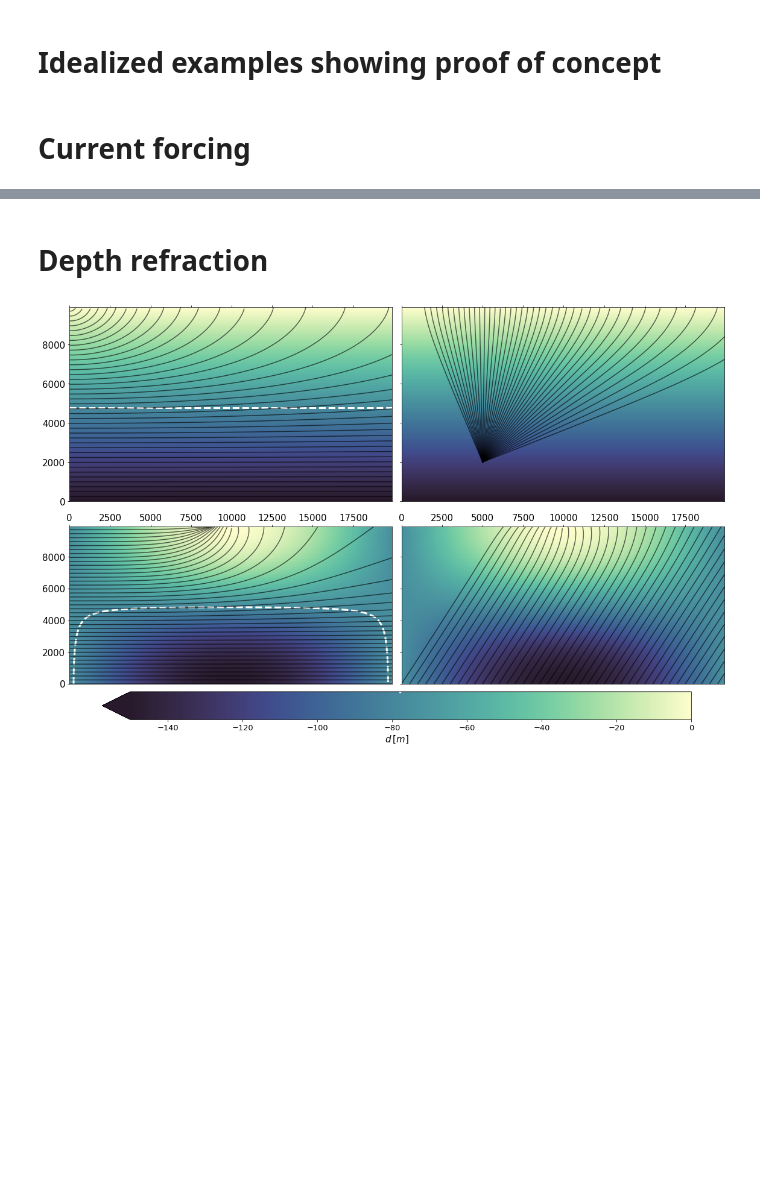
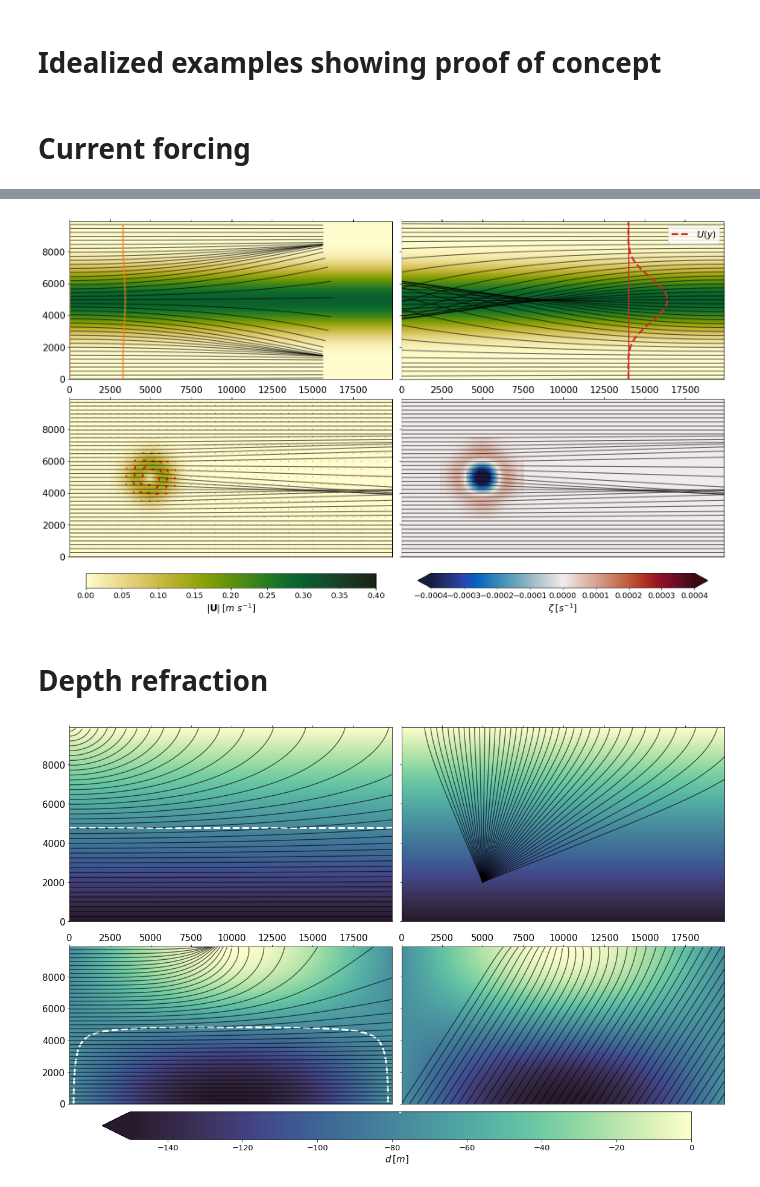
Before and after one commit to hevgyrt/ocean_wave_tracing, a Jupyter notebook: notebooks/idealized_examples.ipynb, the cells around one changed output, grey strips where cells are left out. Drawn from its saved outputs; the diff is of its cells as text; code cells hidden in the pictures; blank space fills up the shorter version.

```diff
--- a/notebooks/idealized_examples.ipynb
+++ b/notebooks/idealized_examples.ipynb
@@ -121,0 +152,13 @@ fig.savefig('current_refraction_examples.png',dpi=170)
+# %%
+# backward object:
+wt_bw = Wave_tracing(-ncin.U_jet[:,:], -ncin.V_zero[idt0,:,:], nx, ny, nt,T,dx,dy,nb_wave_rays=nb_wave_rays,
+                     domain_X0=X0, domain_XN=XN,
+                     domain_Y0=Y0, domain_YN=YN,
+                     )
+wt_bw.set_initial_condition( wave_period,
+                            theta0=(dsf.ray_theta[:,-1]+np.pi).values,
+                            ipx=dsf.ray_x[:,-1].values,
+                            ipy=dsf.ray_y[:,-1].values,
+                             )
+wt_bw.solve()
+ds_bw=wt_bw.to_ds()
@@ -122,3 +172,56 @@ fig.savefig('current_refraction_examples.png',dpi=170)
+# %%
+fig,ax = plt.subplots(nrows=2,ncols=2,sharex=True,sharey=True,figsize=(16,10),
+                      )
+
+cases = [ds_bw, ds_jet_right, wt_eddy, wt_eddy]
+s_max = .4
+
+pc=ax[0,0].pcolormesh(wt_jet.x,wt_jet.y,wt_jet.U[0,:,:],shading='auto',cmap=cmocean.cm.speed,vmin=0,vmax=s_max)
+
+ax[0,1].pcolormesh(wt_jet.x,wt_jet.y,wt_jet.U[0,:,:],shading='auto',cmap=cmocean.cm.speed,vmin=0,vmax=s_max)
+
+
+
+ax[1,0].pcolormesh(wt_eddy.x,wt_eddy.y,ncin.speed[idt0,:,:],shading='auto',cmap=cmocean.cm.speed,
+                   vmin=0,vmax=s_max)
+
+q_step = 5
+qu=ax[1,0].quiver(wt_eddy.x[::q_step],wt_eddy.y[::q_step],
+                  wt_eddy.U[0,::q_step,::q_step],wt_eddy.V[0,::q_step,::q_step],
+                  color='r', scale=8)
+
+pc2=ax[1,1].pcolormesh(wt_eddy.x,wt_eddy.y,vorticity[0,:,:],shading='auto',cmap=cmocean.cm.balance,vmin=-4e-4,vmax=4e-4)
+
+#for i,aax in enumerate(ax.flatten()):
+for i,aax in enumerate([ax[0,0],ax[0,1],ax[1,0],ax[1,1]]):
+    wt =cases[i]
+    for i in range(0,wt_eddy.nb_wave_rays,5):
+        aax.plot(wt.ray_x[i,:],wt.ray_y[i,:],'-k',alpha=0.6)
+    aax.tick_params(labelsize=fs)
+    aax.xaxis.tick_top()
+
+ax[0,0].set_xlim([X0,XN])
+ax[0,0].set_ylim([Y0,YN])
+
+idts = np.arange(0,nt-140,40)
+ax[0,0].plot(wt_jet.ray_x[::5,idts],wt_jet.ray_y[::5,idts],c='tab:orange',lw=3,alpha=0.6)
+
+ax[0,1].plot(wt_jet.x[140]+wt_jet.U[0,:,10]*8000,wt_jet.y,lw=3, ls='--', c='tab:red',label=r'$U(y)$')
+ax[0,1].plot(wt_jet.x[140]+wt_jet.U[0,:,10]*0,wt_jet.y,lw=2, ls='-', c='tab:red')
+ax[0,1].legend(fontsize=fs,loc='upper right')
+
+fig.tight_layout()
+
+cb1=fig.colorbar(pc, ax=[ax[0,0],ax[1,0]], orientation='horizontal',shrink=0.9, pad=0.04)
+cb2=fig.colorbar(pc2, ax=[ax[0,1],ax[1,1]], orientation='horizontal',shrink=0.9, extend='both', pad=0.04)
+cb1.set_label(r'$|\mathbf{U}| \: [m~s^{-1}]$',fontsize=fs)
+cb2.set_label(r'$\zeta \: [s^{-1}] $',fontsize=fs)
+cb1.ax.tick_params(labelsize=fs-2)
+cb2.ax.tick_params(labelsize=fs-2)
+
+#fig.savefig('current_refraction_examples.png',dpi=170)
+# %% [output]
+[figure, added]
 # %% [markdown]
 # Depth refraction
 # %%
```
Also changed, not shown: parts of 7 cells of this notebook, 4 other files.
